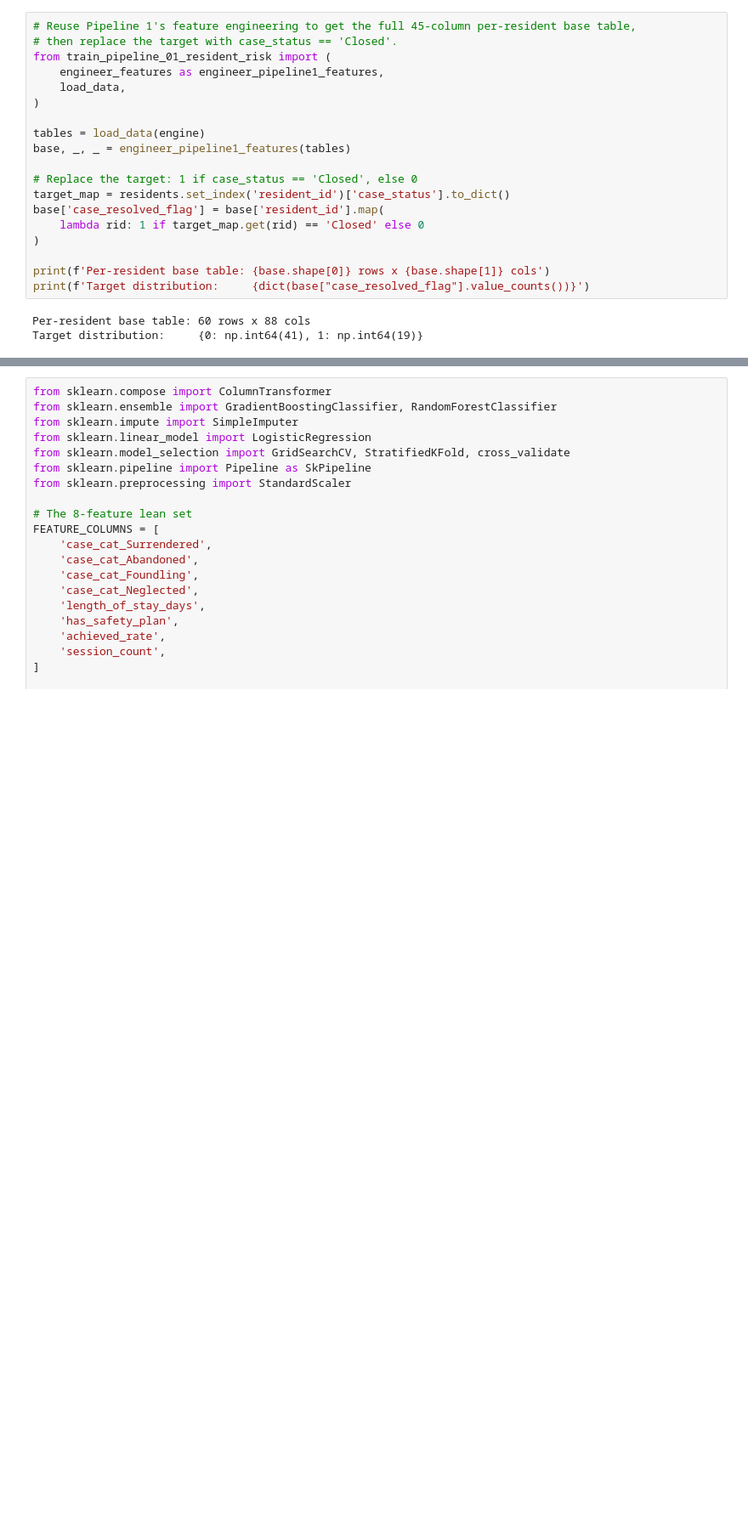
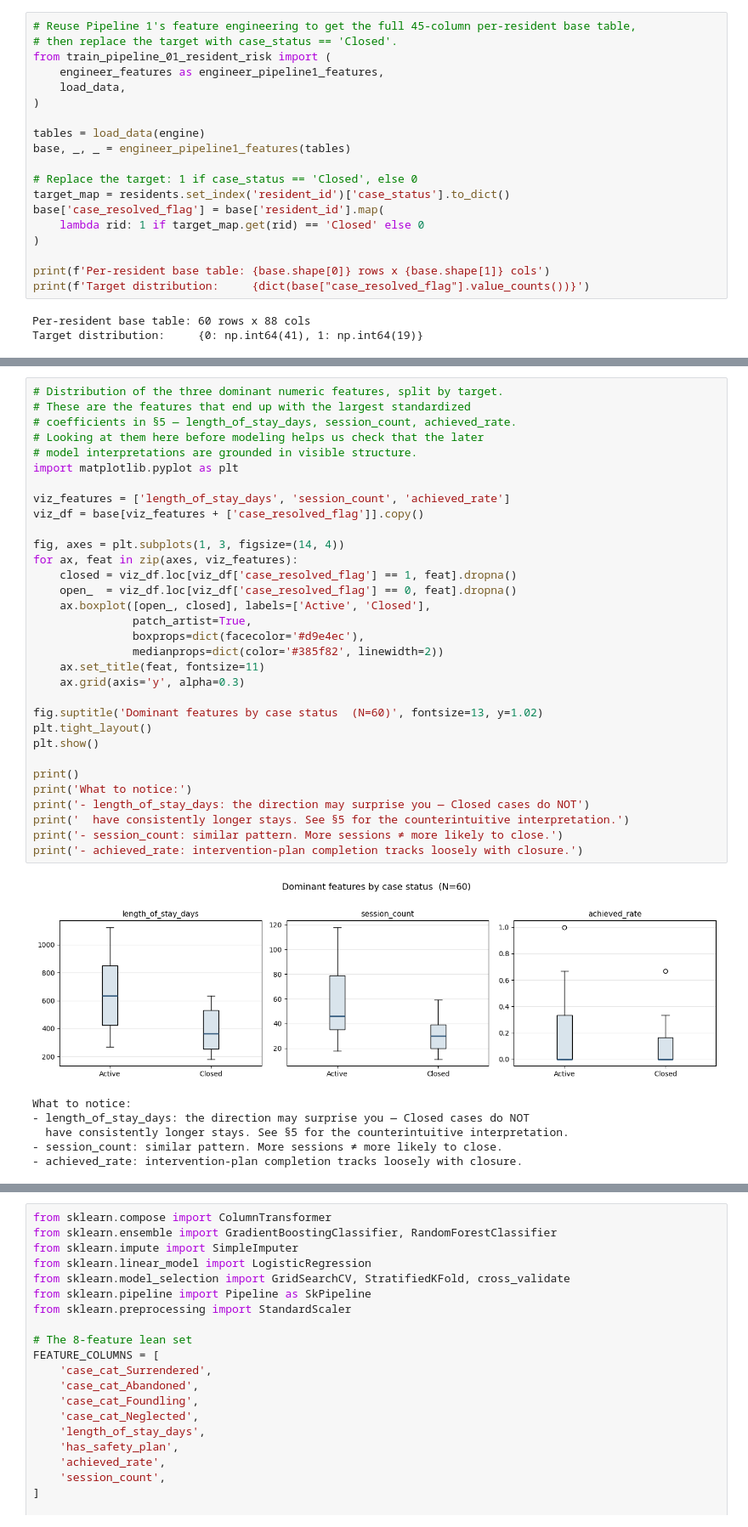
Before and after one commit to Parkerdrix22/INTEX-II, a Jupyter notebook: is455/ml-pipelines/notebooks/pipeline_06_case_resolution.ipynb, the cells around one changed output, grey strips where cells are left out. Shown at 85% size. Saved outputs shown, nothing was run; the diff lists cells and outputs as text; blank space fills up the shorter version.

```diff
--- a/is455/ml-pipelines/notebooks/pipeline_06_case_resolution.ipynb
+++ b/is455/ml-pipelines/notebooks/pipeline_06_case_resolution.ipynb
@@ -224,6 +224,45 @@ Point-biserial correlations with case_resolved_flag:
   achieved_rate                   r=-0.154
   incident_count                  r=-0.122
   has_safety_plan                 r=+nan
+# %%
+# Distribution of the three dominant numeric features, split by target.
+# These are the features that end up with the largest standardized
+# coefficients in §5 — length_of_stay_days, session_count, achieved_rate.
+# Looking at them here before modeling helps us check that the later
+# model interpretations are grounded in visible structure.
+import matplotlib.pyplot as plt
+
+viz_features = ['length_of_stay_days', 'session_count', 'achieved_rate']
+viz_df = base[viz_features + ['case_resolved_flag']].copy()
+
+fig, axes = plt.subplots(1, 3, figsize=(14, 4))
+for ax, feat in zip(axes, viz_features):
+    closed = viz_df.loc[viz_df['case_resolved_flag'] == 1, feat].dropna()
+    open_  = viz_df.loc[viz_df['case_resolved_flag'] == 0, feat].dropna()
+    ax.boxplot([open_, closed], labels=['Active', 'Closed'],
+               patch_artist=True,
+               boxprops=dict(facecolor='#d9e4ec'),
+               medianprops=dict(color='#385f82', linewidth=2))
+    ax.set_title(feat, fontsize=11)
+    ax.grid(axis='y', alpha=0.3)
+
+fig.suptitle('Dominant features by case status  (N=60)', fontsize=13, y=1.02)
+plt.tight_layout()
+plt.show()
+
+print()
+print('What to notice:')
+print('- length_of_stay_days: the direction may surprise you — Closed cases do NOT')
+print('  have consistently longer stays. See §5 for the counterintuitive interpretation.')
+print('- session_count: similar pattern. More sessions ≠ more likely to close.')
+print('- achieved_rate: intervention-plan completion tracks loosely with closure.')
+# %% [output]
+[figure, added]
+What to notice:
+- length_of_stay_days: the direction may surprise you — Closed cases do NOT
+  have consistently longer stays. See §5 for the counterintuitive interpretation.
+- session_count: similar pattern. More sessions ≠ more likely to close.
+- achieved_rate: intervention-plan completion tracks loosely with closure.
 # %% [markdown]
 ## 3. Modeling and Feature Selection
 
```
Also changed, not shown: parts of 6 cells of this notebook, 6 other files.
